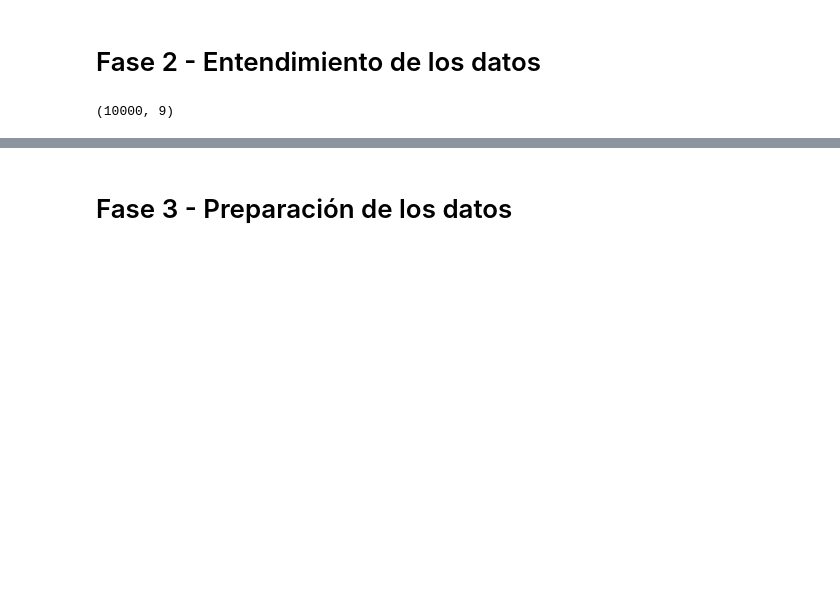
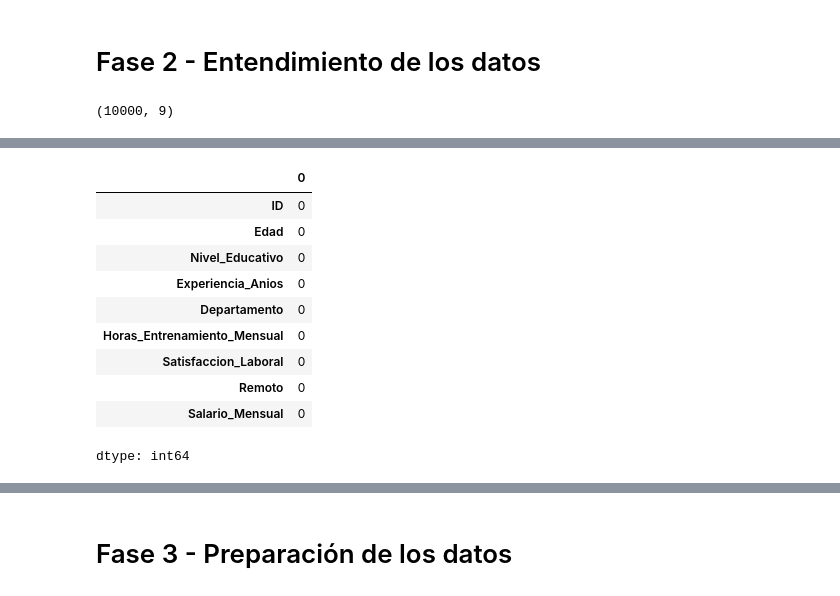
Before and after one commit to kotonitro/Inteligencia_Artificial_UBB, a Jupyter notebook: Certamen_2/620454_Base_E2_Regresion.ipynb, the cells around one changed output, grey strips where cells are left out. Cells and saved outputs as stored; diff of their text form; code cells hidden in the pictures; blank space fills up the shorter version.

```diff
--- a/Certamen_2/620454_Base_E2_Regresion.ipynb
+++ b/Certamen_2/620454_Base_E2_Regresion.ipynb
@@ -114,0 +154,15 @@ data.shape
+# %%
+# Obtiene la cantidad de regostros con valores nulos
+data.isna().sum()
+# %% [output]
+|  | 0 |
+| ID | 0 |
+| Edad | 0 |
+| Nivel_Educativo | 0 |
+| Experiencia_Anios | 0 |
+| Departamento | 0 |
+| Horas_Entrenamiento_Mensual | 0 |
+| Satisfaccion_Laboral | 0 |
+| Remoto | 0 |
+| Salario_Mensual | 0 |
+dtype: int64
```
Also changed, not shown: parts of 4 cells of this notebook.
